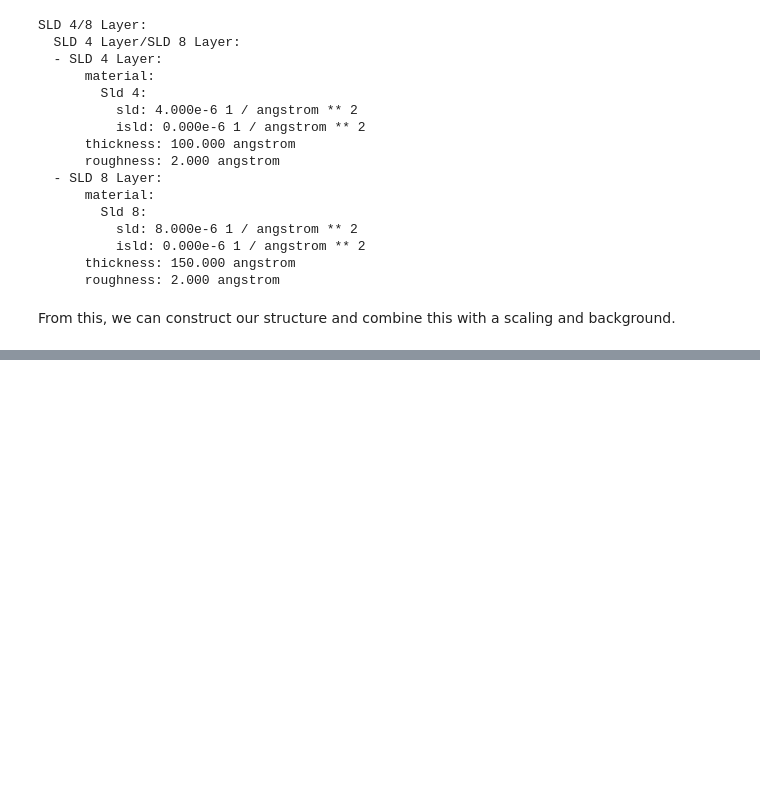
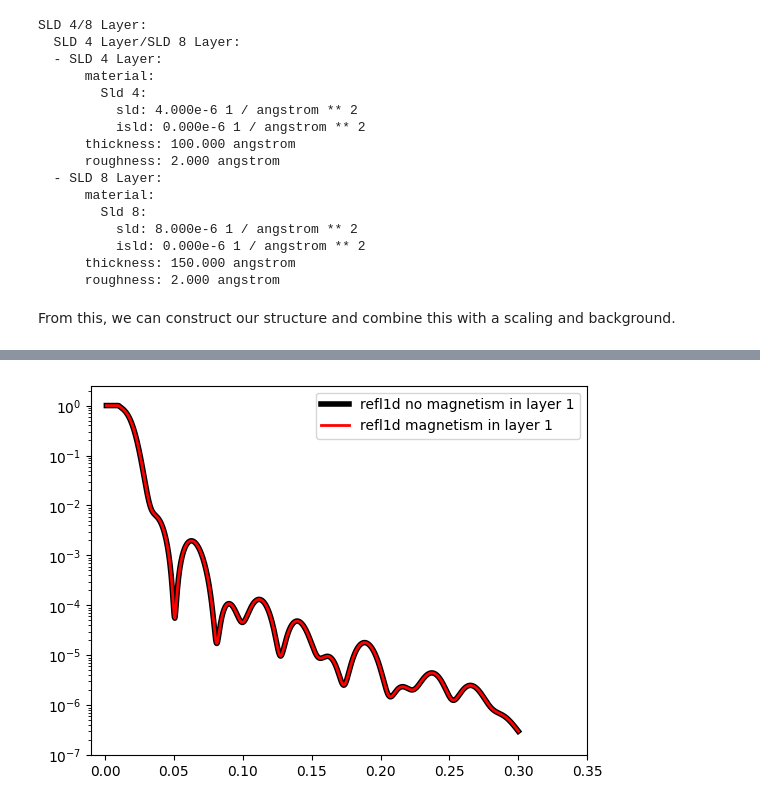
Before and after one commit to EasyScience/EasyReflectometryLib, a Jupyter notebook: docs/src/tutorials/magnetism.ipynb, the cells around one changed output, grey strips where cells are left out. Drawn from its saved outputs; the diff is of its cells as text; code cells hidden in the pictures; blank space fills up the shorter version.

```diff
--- a/docs/src/tutorials/magnetism.ipynb
+++ b/docs/src/tutorials/magnetism.ipynb
@@ -158,0 +171,25 @@ From the plots it is apparent that an increasing resolution flattens the reflect
+# %%
+interface.switch('refl1d')
+model.interface = interface
+model_interface = model.interface()
+model_interface.magnetism = True
+model_data_magnetism = model.interface().fit_func(
+    model_coords,
+    model.uid,
+)
+plt.plot(model_coords, model_data_magnetism, '-k', label=f'{model_interface.name} no magnetism in layer 1', linewidth=4)
+
+interface.switch('refl1d')
+model.interface = interface
+model_interface = model.interface()
+model_interface.magnetism = True
+model_interface._wrapper.update_layer(list(model_interface._wrapper.storage['layer'].keys())[1], magnetism_rhoM=0, magnetism_thetaM=0)
+model_data_magnetism_layer_1 = model.interface().fit_func(
+    model_coords,
+    model.uid,
+)
+plt.plot(model_coords, model_data_magnetism_layer_1, 'r-', label=f'{model_interface.name} magnetism in layer 1', linewidth=2)
+
+plot_apply_makeup()
+# %% [output]
+[figure, added]
```
Also changed, not shown: parts of 12 cells of this notebook.
